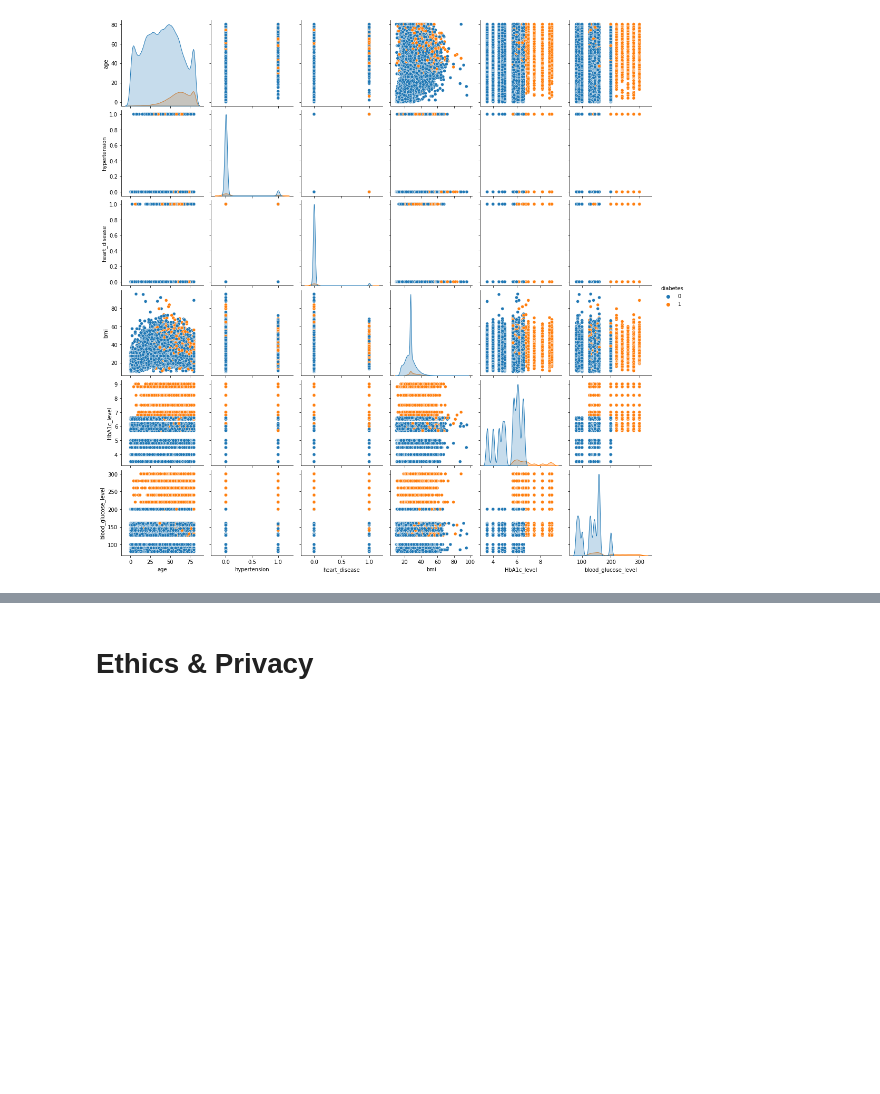
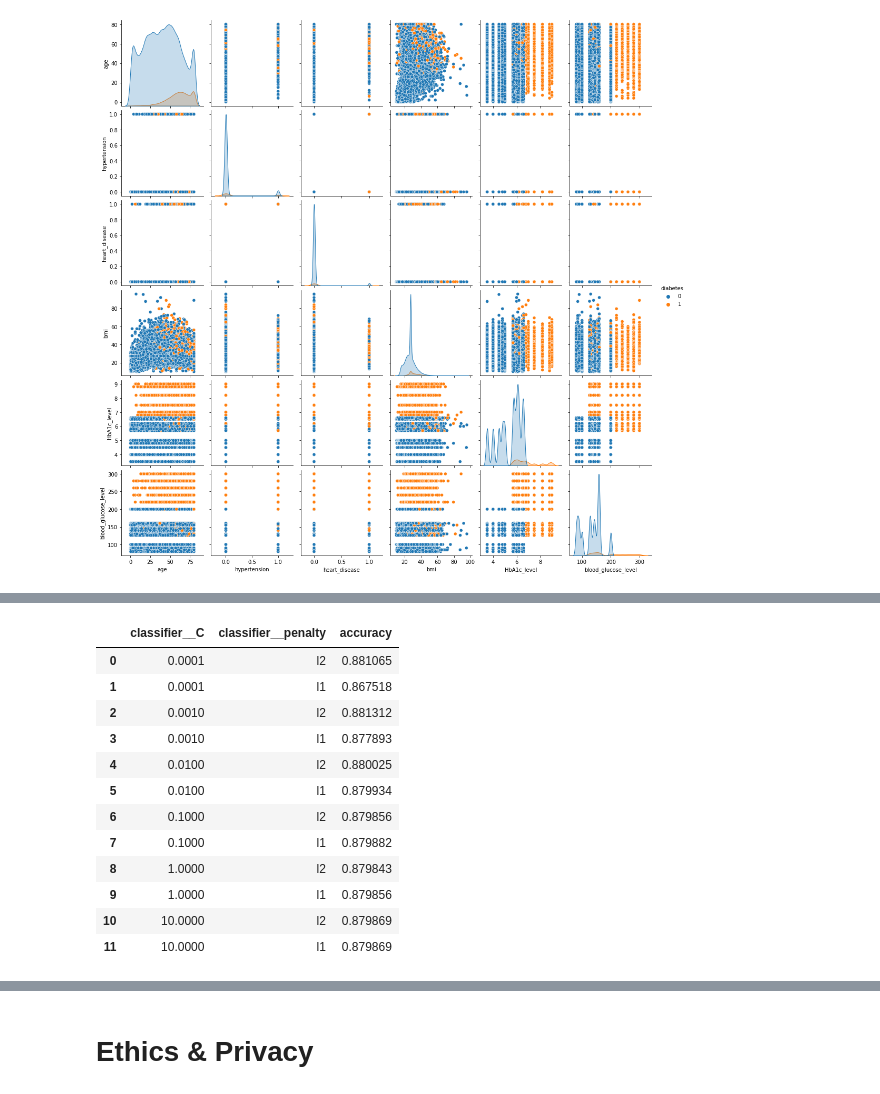
Before and after one commit to pjw0417/Group002-SP23, a Jupyter notebook: Checkpoint_Group002-SP23.ipynb, the cells around one changed output, grey strips where cells are left out. Saved outputs shown, nothing was run; the diff lists cells and outputs as text; code cells hidden in the pictures; blank space fills up the shorter version.

```diff
--- a/Checkpoint_Group002-SP23.ipynb
+++ b/Checkpoint_Group002-SP23.ipynb
@@ -163,0 +230,3 @@ plt.show()
+# %%
+X = df.drop('diabetes', axis=1)
+y = df['diabetes']
@@ -163,0 +274,12 @@ plt.show()
+# %%
+clf = Pipeline(
+    steps=[("preprocessor", preprocessor), ("classifier", LogisticRegression(class_weight={0: weight_majority, 1: weight_minority}, solver = 'saga', max_iter=10000))]
+)
+search_space = {'classifier__C': (np.logspace(-4, 1, 6)),
+               'classifier__penalty': ['l2', 'l1']}
+# %%
+best_model = GridSearchCV(clf, search_space, cv=5, verbose=3)
+# %%
+X_train, X_test, y_train, y_test = train_test_split(X, y, test_size=0.2, random_state=0)
+
+best_model.fit(X_train, y_train)
@@ -163,0 +321,18 @@ plt.show()
+# %%
+results = pd.DataFrame(best_model.cv_results_['params'])
+results['accuracy'] = best_model.cv_results_['mean_test_score']
+results
+# %% [output]
+|  | classifier__C | classifier__penalty | accuracy |
+| 0 | 0.0001 | l2 | 0.881065 |
+| 1 | 0.0001 | l1 | 0.867518 |
+| 2 | 0.0010 | l2 | 0.881312 |
+| 3 | 0.0010 | l1 | 0.877893 |
+| 4 | 0.0100 | l2 | 0.880025 |
+| 5 | 0.0100 | l1 | 0.879934 |
+| 6 | 0.1000 | l2 | 0.879856 |
+| 7 | 0.1000 | l1 | 0.879882 |
+| 8 | 1.0000 | l2 | 0.879843 |
+| 9 | 1.0000 | l1 | 0.879856 |
+| 10 | 10.0000 | l2 | 0.879869 |
+| 11 | 10.0000 | l1 | 0.879869 |
```
Also changed, not shown: parts of 32 cells of this notebook, 1 other file.
